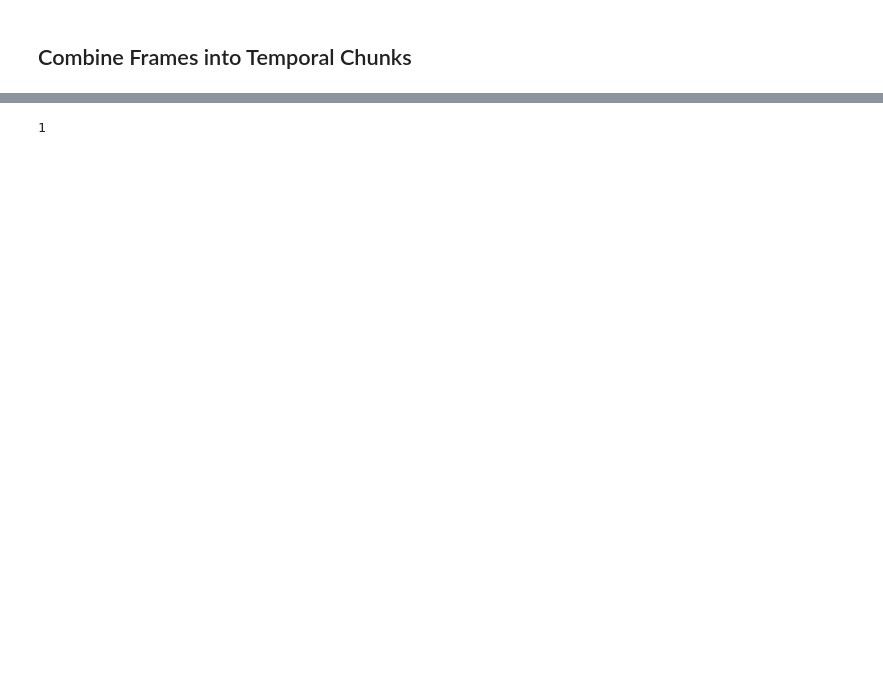
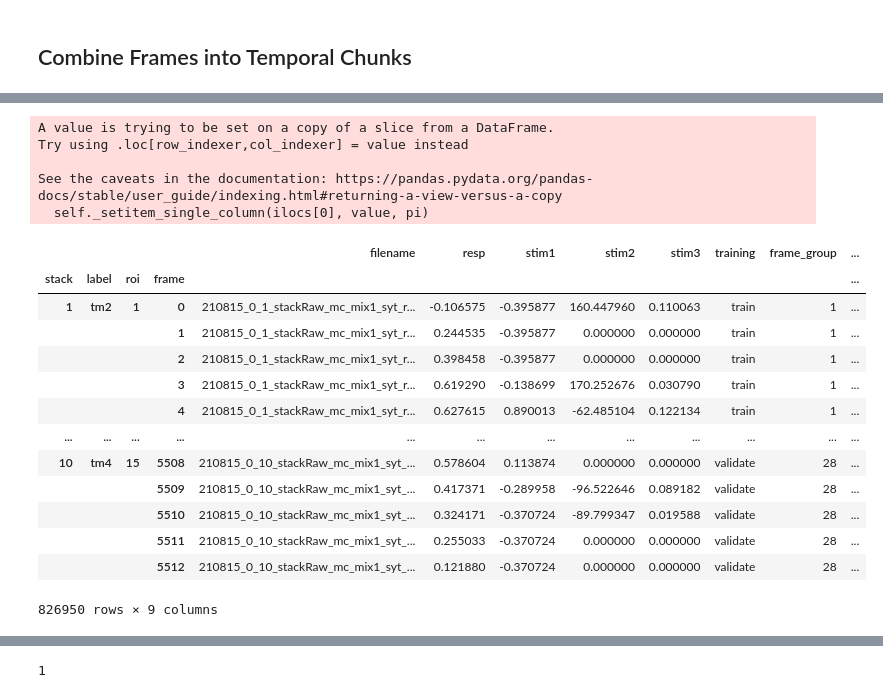
Before and after one commit to laurenneal/capstone-visual-neuroscience, a Jupyter notebook: Feature_Engineering_from_Raw_Data.ipynb, the cells around one changed output, grey strips where cells are left out. Cells and saved outputs as stored; diff of their text form; code cells hidden in the pictures; blank space fills up the shorter version.

```diff
--- a/Feature_Engineering_from_Raw_Data.ipynb
+++ b/Feature_Engineering_from_Raw_Data.ipynb
@@ -146,0 +198,27 @@ df_temp2
+# %%
+# df_temp_t2 = stimResponse(df_temp_t['stim1'],df_temp_t['resp'])
+# df_temp_t2#[df_temp_t2['NR']].iloc[:,0]
+# df_temp_t2[['relation','relation_type']]
+df_temp_3 = raw_df
+df_temp_3[['stim1_rel', 'stim1_rel_type']] = stimResponse(raw_df['stim1'],raw_df['resp'])
+df_temp_3
+# %% [output]
+A value is trying to be set on a copy of a slice from a DataFrame.
+Try using .loc[row_indexer,col_indexer] = value instead
+
+See the caveats in the documentation: https://pandas.pydata.org/pandas-docs/stable/user_guide/indexing.html#returning-a-view-versus-a-copy
+  self._setitem_single_column(ilocs[0], value, pi)
+|  |  |  |  | filename | resp | stim1 | stim2 | stim3 | training | frame_group | ... |
+| stack | label | roi | frame |  |  |  |  |  |  |  | ... |
+| 1 | tm2 | 1 | 0 | 210815_0_1_stackRaw_mc_mix1_syt_r... | -0.106575 | -0.395877 | 160.447960 | 0.110063 | train | 1 | ... |
+|  |  |  | 1 | 210815_0_1_stackRaw_mc_mix1_syt_r... | 0.244535 | -0.395877 | 0.000000 | 0.000000 | train | 1 | ... |
+|  |  |  | 2 | 210815_0_1_stackRaw_mc_mix1_syt_r... | 0.398458 | -0.395877 | 0.000000 | 0.000000 | train | 1 | ... |
+|  |  |  | 3 | 210815_0_1_stackRaw_mc_mix1_syt_r... | 0.619290 | -0.138699 | 170.252676 | 0.030790 | train | 1 | ... |
+|  |  |  | 4 | 210815_0_1_stackRaw_mc_mix1_syt_r... | 0.627615 | 0.890013 | -62.485104 | 0.122134 | train | 1 | ... |
+| ... | ... | ... | ... | ... | ... | ... | ... | ... | ... | ... | ... |
+| 10 | tm4 | 15 | 5508 | 210815_0_10_stackRaw_mc_mix1_syt_... | 0.578604 | 0.113874 | 0.000000 | 0.000000 | validate | 28 | ... |
+|  |  |  | 5509 | 210815_0_10_stackRaw_mc_mix1_syt_... | 0.417371 | -0.289958 | -96.522646 | 0.089182 | validate | 28 | ... |
+|  |  |  | 5510 | 210815_0_10_stackRaw_mc_mix1_syt_... | 0.324171 | -0.370724 | -89.799347 | 0.019588 | validate | 28 | ... |
+|  |  |  | 5511 | 210815_0_10_stackRaw_mc_mix1_syt_... | 0.255033 | -0.370724 | 0.000000 | 0.000000 | validate | 28 | ... |
+|  |  |  | 5512 | 210815_0_10_stackRaw_mc_mix1_syt_... | 0.121880 | -0.370724 | 0.000000 | 0.000000 | validate | 28 | ... |
+826950 rows × 9 columns
```
Also changed, not shown: parts of 7 cells of this notebook.
